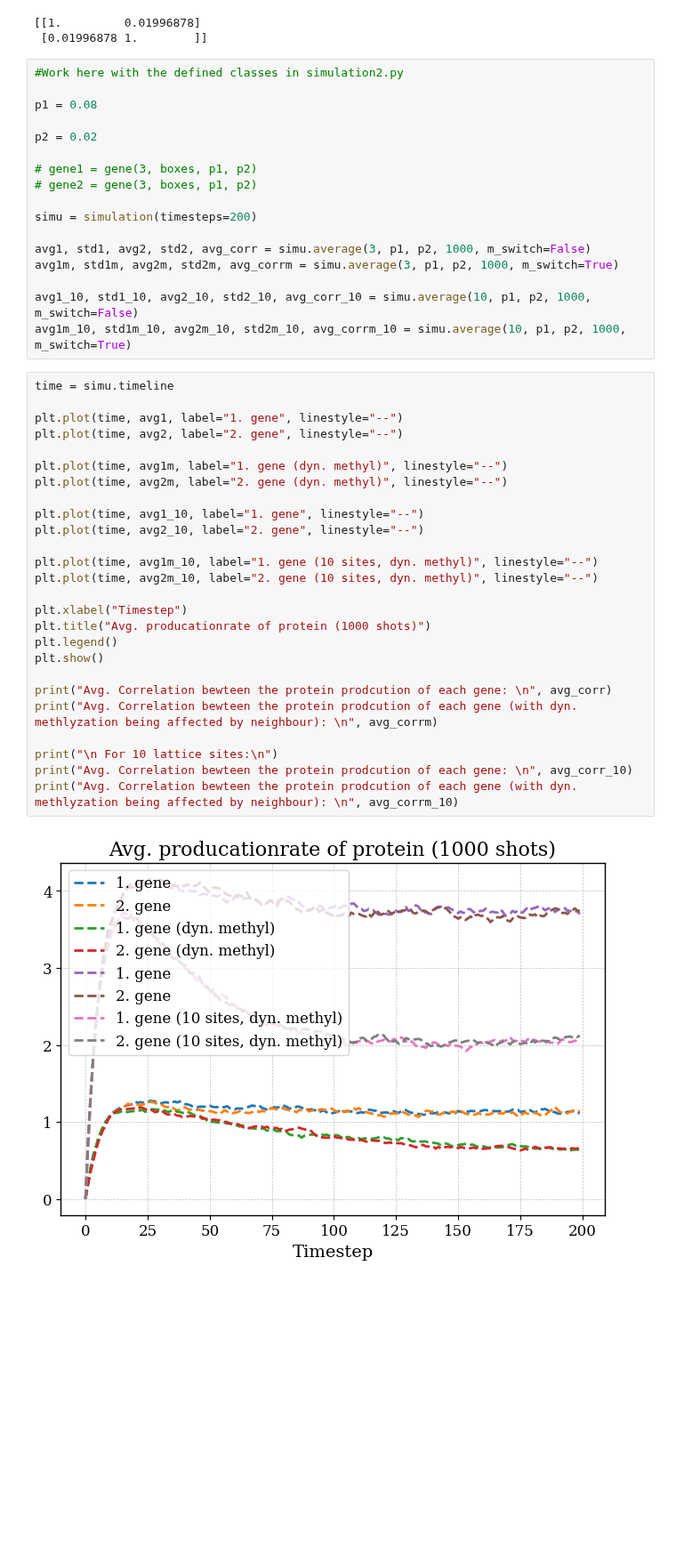
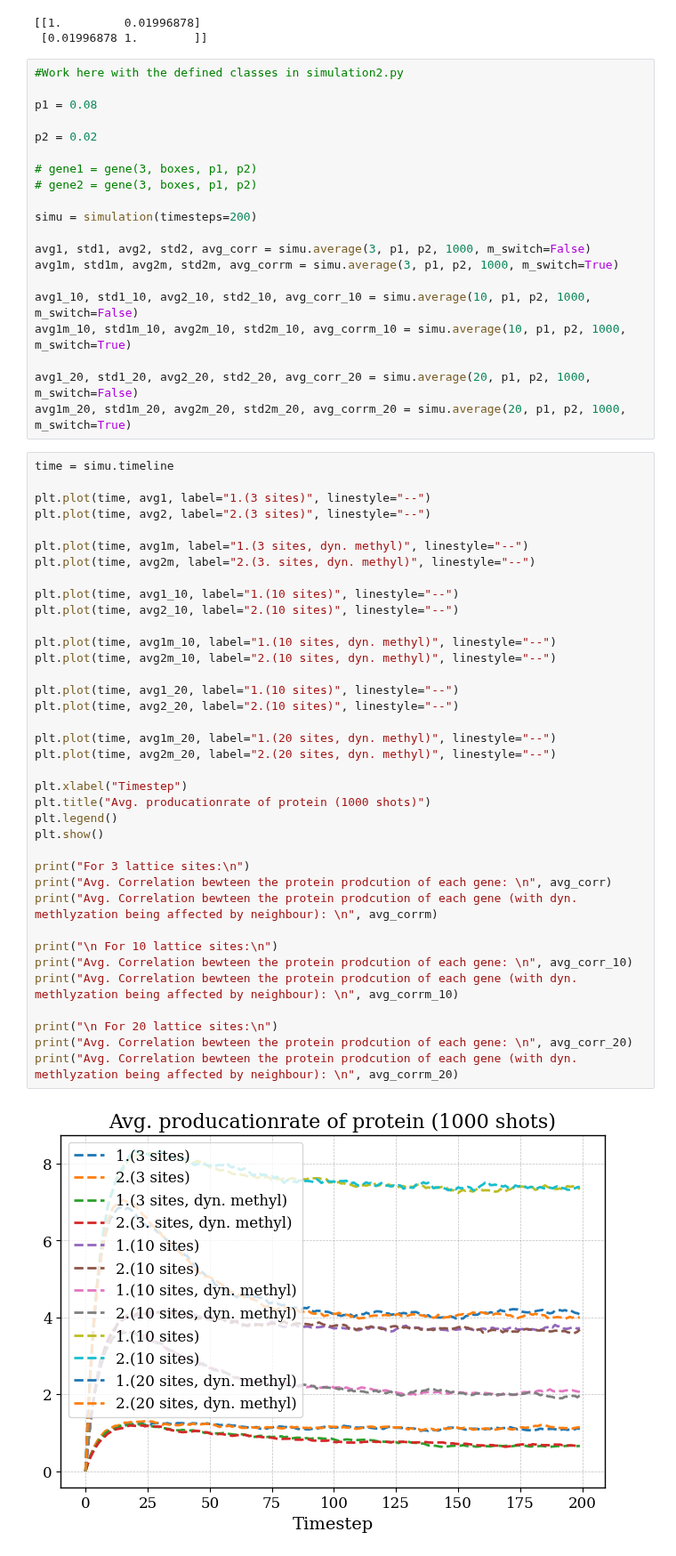
Before and after one commit to RicemanBoy/trafficRNA, a Jupyter notebook: trafficRNA.ipynb, the cells around one changed output. Shown at 89% size. Drawn from its saved outputs; the diff is of its cells as text; blank space fills up the shorter version.

```diff
--- a/trafficRNA.ipynb
+++ b/trafficRNA.ipynb
@@ -194,31 +194,45 @@ avg1m, std1m, avg2m, std2m, avg_corrm = simu.average(3, p1, p2, 1000, m_switch=T
 
 avg1_10, std1_10, avg2_10, std2_10, avg_corr_10 = simu.average(10, p1, p2, 1000, m_switch=False)
 avg1m_10, std1m_10, avg2m_10, std2m_10, avg_corrm_10 = simu.average(10, p1, p2, 1000, m_switch=True)
+
+avg1_20, std1_20, avg2_20, std2_20, avg_corr_20 = simu.average(20, p1, p2, 1000, m_switch=False)
+avg1m_20, std1m_20, avg2m_20, std2m_20, avg_corrm_20 = simu.average(20, p1, p2, 1000, m_switch=True)
 # %%
 time = simu.timeline
 
-plt.plot(time, avg1, label="1. gene", linestyle="--")
-plt.plot(time, avg2, label="2. gene", linestyle="--")
+plt.plot(time, avg1, label="1.(3 sites)", linestyle="--")
+plt.plot(time, avg2, label="2.(3 sites)", linestyle="--")
 
-plt.plot(time, avg1m, label="1. gene (dyn. methyl)", linestyle="--")
-plt.plot(time, avg2m, label="2. gene (dyn. methyl)", linestyle="--")
+plt.plot(time, avg1m, label="1.(3 sites, dyn. methyl)", linestyle="--")
+plt.plot(time, avg2m, label="2.(3. sites, dyn. methyl)", linestyle="--")
 
-plt.plot(time, avg1_10, label="1. gene", linestyle="--")
-plt.plot(time, avg2_10, label="2. gene", linestyle="--")
+plt.plot(time, avg1_10, label="1.(10 sites)", linestyle="--")
+plt.plot(time, avg2_10, label="2.(10 sites)", linestyle="--")
 
-plt.plot(time, avg1m_10, label="1. gene (10 sites, dyn. methyl)", linestyle="--")
-plt.plot(time, avg2m_10, label="2. gene (10 sites, dyn. methyl)", linestyle="--")
+plt.plot(time, avg1m_10, label="1.(10 sites, dyn. methyl)", linestyle="--")
+plt.plot(time, avg2m_10, label="2.(10 sites, dyn. methyl)", linestyle="--")
+
+plt.plot(time, avg1_20, label="1.(10 sites)", linestyle="--")
+plt.plot(time, avg2_20, label="2.(10 sites)", linestyle="--")
+
+plt.plot(time, avg1m_20, label="1.(20 sites, dyn. methyl)", linestyle="--")
+plt.plot(time, avg2m_20, label="2.(20 sites, dyn. methyl)", linestyle="--")
 
 plt.xlabel("Timestep")
 plt.title("Avg. producationrate of protein (1000 shots)")
 plt.legend()
 plt.show()
 
+print("For 3 lattice sites:\n")
 print("Avg. Correlation bewteen the protein prodcution of each gene: \n", avg_corr)
 print("Avg. Correlation bewteen the protein prodcution of each gene (with dyn. methlyzation being affected by neighbour): \n", avg_corrm)
 
 print("\n For 10 lattice sites:\n")
 print("Avg. Correlation bewteen the protein prodcution of each gene: \n", avg_corr_10)
 print("Avg. Correlation bewteen the protein prodcution of each gene (with dyn. methlyzation being affected by neighbour): \n", avg_corrm_10)
+
+print("\n For 20 lattice sites:\n")
+print("Avg. Correlation bewteen the protein prodcution of each gene: \n", avg_corr_20)
+print("Avg. Correlation bewteen the protein prodcution of each gene (with dyn. methlyzation being affected by neighbour): \n", avg_corrm_20)
 # %% [output]
-[figure, old version]
+[figure, new version]
```
Also changed, not shown: parts of 1 cell of this notebook.
